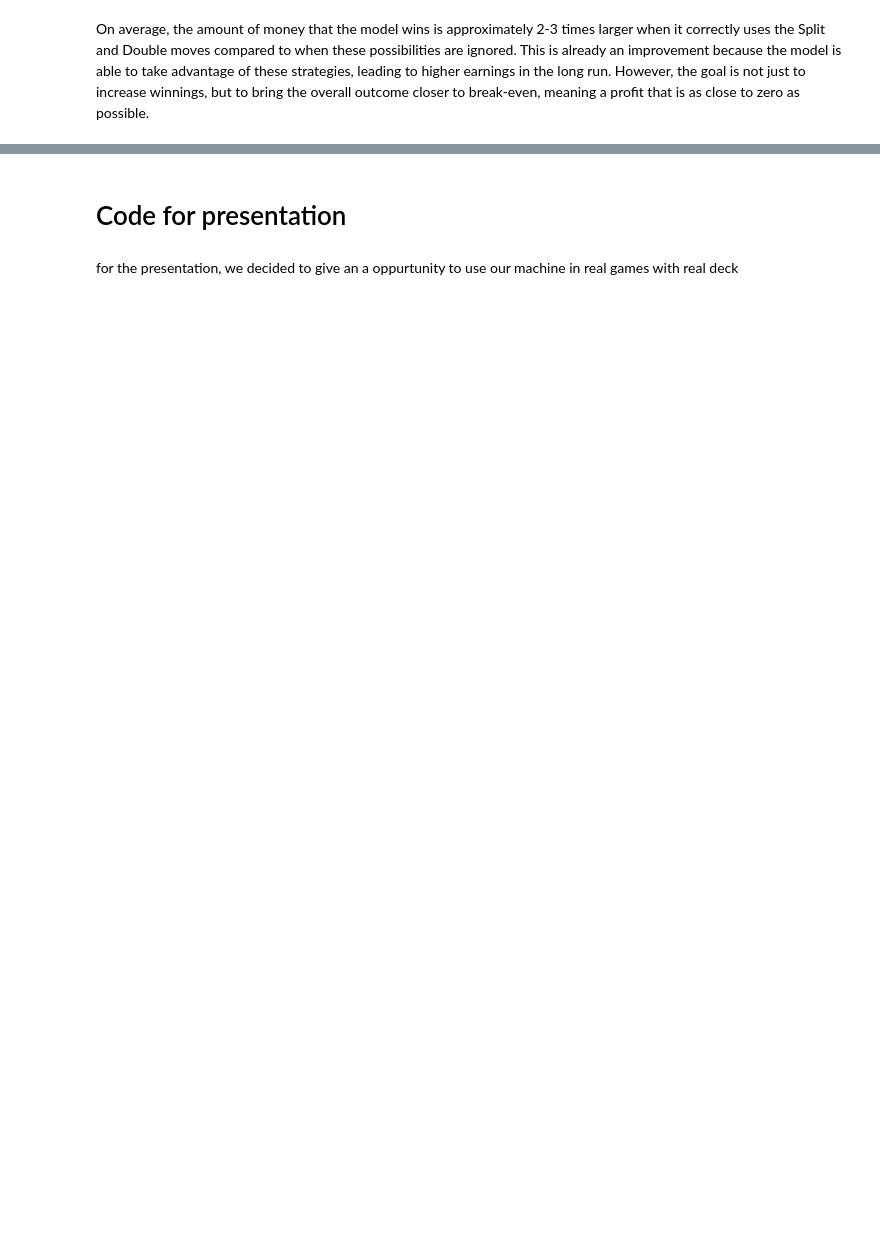
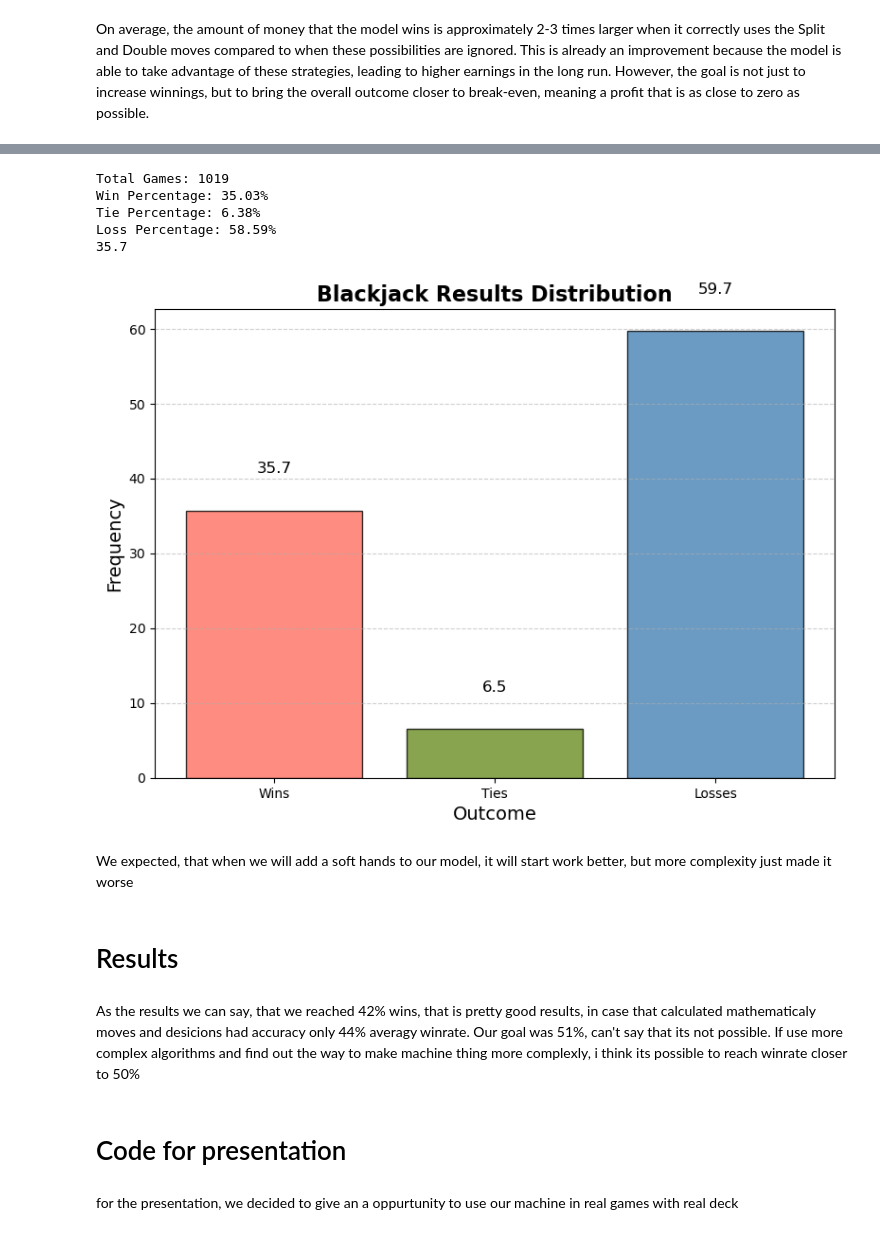
Before and after one commit to KirillMitjurin/DA6_project, a Jupyter notebook: BlackJack.ipynb, the cells around one changed output, grey strips where cells are left out. Drawn from its saved outputs; the diff is of its cells as text; code cells hidden in the pictures; blank space fills up the shorter version.

```diff
--- a/BlackJack.ipynb
+++ b/BlackJack.ipynb
@@ -1045,0 +1153,14 @@ On average, the amount of money that the model wins is approximately 2-3 times l
+# %%
+X_tc = sample_data[['card1', 'card2', 'ply2cardsum', 'dealcard1', 'soft_hand']]
+y_tc = sample_data['take_card']
+
+# Split into training and testing sets for 'take_card'
+X_train_tc, X_test_tc, y_train_tc, y_test_tc = train_test_split(X_tc, y_tc, test_size=0.2, random_state=42)
+
+# Train the Random Forest model for 'take_card'
+clf_take_card = RandomForestClassifier(random_state=42, class_weight='balanced')
+clf_take_card.fit(X_train_tc, y_train_tc)
+
+# Evaluate the model accuracy for 'take_card'
+accuracy_tc = clf_take_card.score(X_test_tc, y_test_tc)
+print(f"Model accuracy for 'take_card' after feature restriction: {accuracy_tc:.2f}")
@@ -1045,0 +1479,5 @@ On average, the amount of money that the model wins is approximately 2-3 times l
+# %%
+result = []
+for _ in range(1000):
+    game = simulate_100_games_extended()
+    result.append(game)
@@ -1046,3 +1502,64 @@ On average, the amount of money that the model wins is approximately 2-3 times l
+# %%
+# Map results to categories
+categories = ['Wins', 'Ties', 'Losses']
+wins = 0
+ties = 0
+losses = 0
+profit = 0
+avg_wins = 0
+total_games = 0
+
+for i in result:
+    wins += i[0]
+    avg_wins += i[0]
+    ties += i[1]
+    losses += i[2]
+    profit += i[3]
+    total_games += i[0] + i[1] + i[2]
+
+# Calculate percentages
+win_percentage = (wins / total_games) * 100
+tie_percentage = (ties / total_games) * 100
+loss_percentage = (losses / total_games) * 100
+
+# Display results
+print(f"Total Games: {total_games}")
+print(f"Win Percentage: {win_percentage:.2f}%")
+print(f"Tie Percentage: {tie_percentage:.2f}%")
+print(f"Loss Percentage: {loss_percentage:.2f}%")
+
+results = [wins / 10, ties / 10, losses /10]
+print(avg_wins / 10)
+# Plot the histogram
+plt.figure(figsize=(8, 6))
+plt.bar(categories, results, color=['#FF6F61', '#6B8E23', '#4682B4'], alpha=0.8, edgecolor='black')
+
+# Add labels and title
+plt.title('Blackjack Results Distribution', fontsize=16, fontweight='bold')
+plt.xlabel('Outcome', fontsize=14)
+plt.ylabel('Frequency', fontsize=14)
+plt.grid(axis='y', linestyle='--', alpha=0.6)
+
+# Add value annotations on the bars
+for i, count in enumerate(results):
+    plt.text(i, count + 5, str(count), ha='center', fontsize=12, color='black')
+
+# Show the plot
+plt.tight_layout()
+plt.show()
+# %% [output]
+Total Games: 1019
+Win Percentage: 35.03%
+Tie Percentage: 6.38%
+Loss Percentage: 58.59%
+35.7
+[figure, added]
+# %% [markdown]
+We expected, that when we will add a soft hands to our model, it will start work better, but more complexity just made it worse
+# %% [markdown]
+# Results
+# %% [markdown]
+As the results we can say, that we reached 42% wins, that is pretty good results, in case that calculated mathematicaly moves and desicions had accuracy only 44% averagy winrate. Our goal was 51%, can't say that its not possible. If use more complex algorithms and find out the way to make machine thing more complexly, i think its possible to reach winrate closer to 50%
 # %% [markdown]
 # Code for presentation
 # %% [markdown]
```
Also changed, not shown: parts of 19 cells of this notebook, 1 other file.
